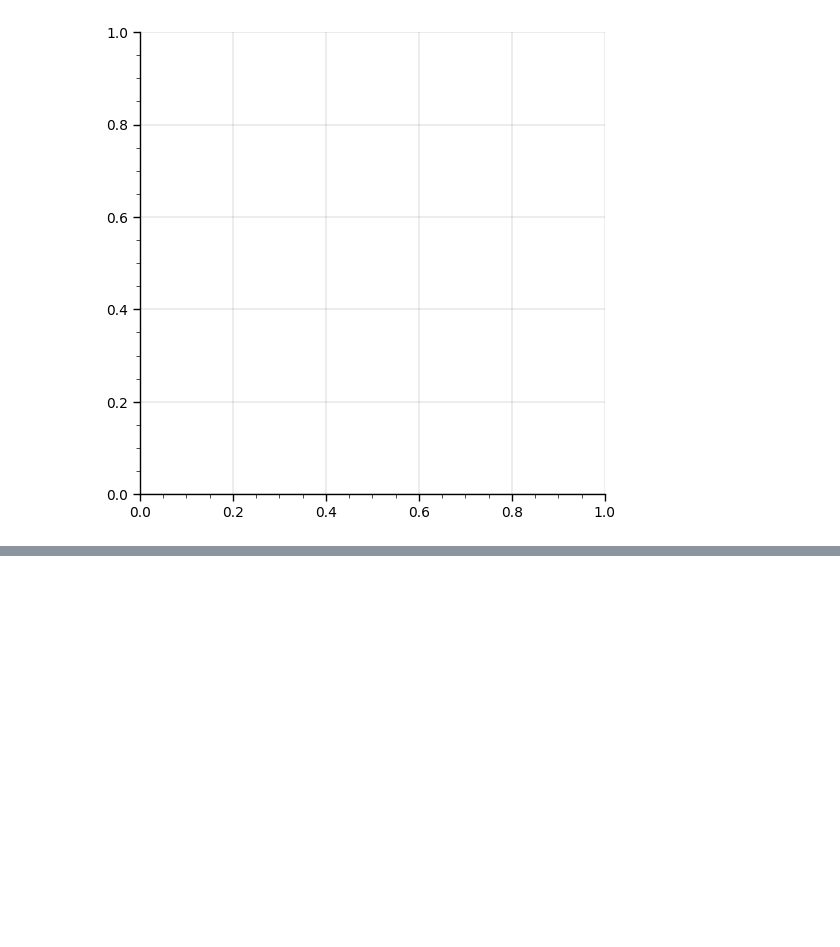
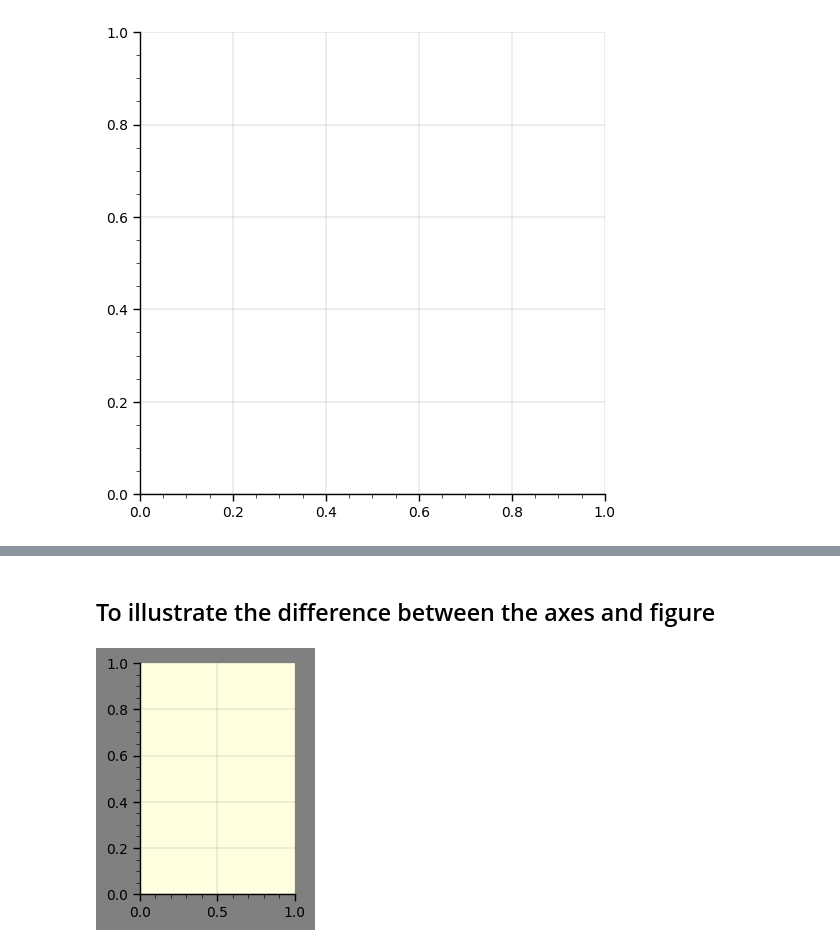
Before and after one commit to romz-pl/Jupyter-Python, a Jupyter notebook: 04-matplotlib/matplotlib.ipynb, the cells around one changed output, grey strips where cells are left out. Cells and saved outputs as stored; diff of their text form; code cells hidden in the pictures; blank space fills up the shorter version.

```diff
--- a/04-matplotlib/matplotlib.ipynb
+++ b/04-matplotlib/matplotlib.ipynb
@@ -297,0 +314,8 @@ ax.set_ylim(0,1)
+# %% [markdown]
+## To illustrate the difference between the axes and figure
+# %%
+fig = plt.figure( figsize = (2 ,3), facecolor = 'gray')
+ax = plt.axes( facecolor = 'lightyellow')
+plt.show()
+# %% [output]
+[figure, added]
```
Also changed, not shown: parts of 5 cells of this notebook, 2 other files.
